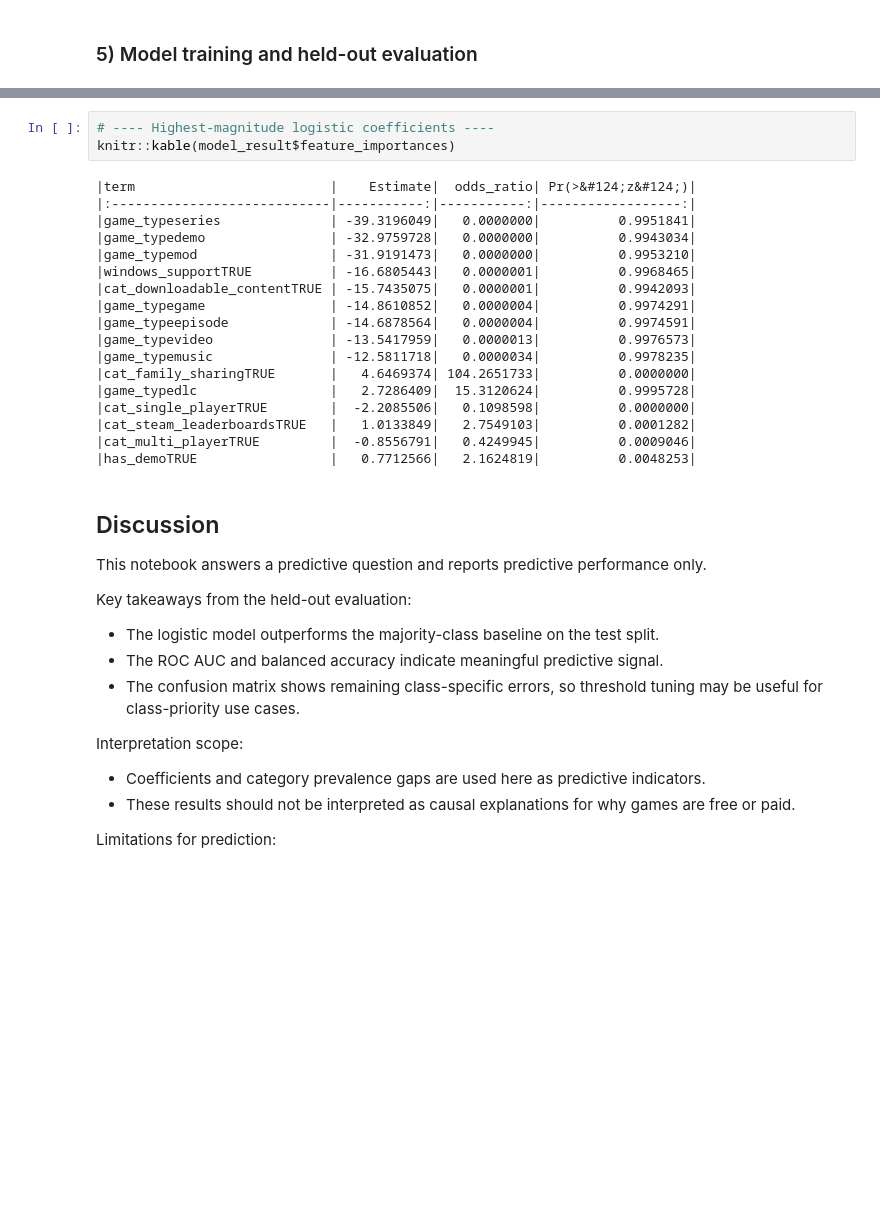
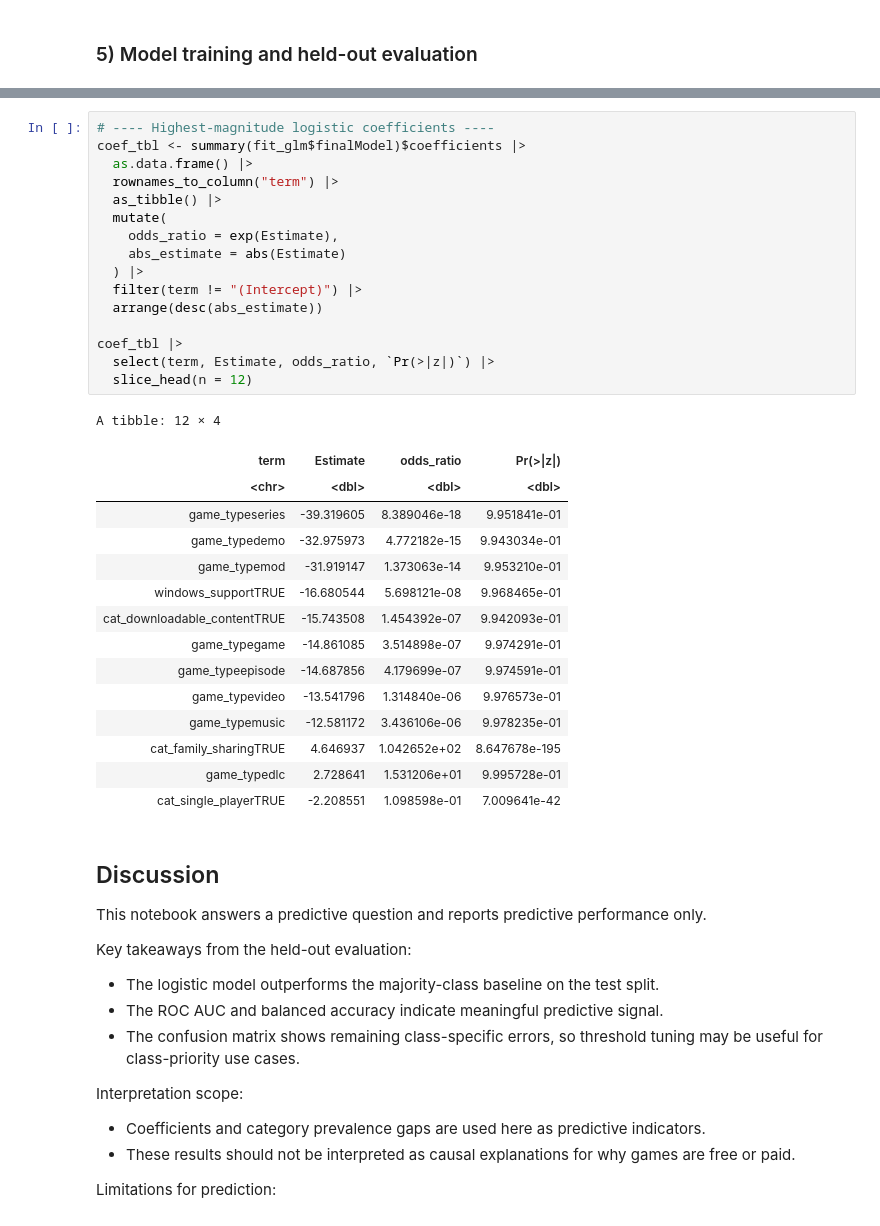
Before and after one commit to UBC-DSCI-310-2025W2/dsci-310-group-15, a Jupyter notebook: src/steam_full_analysis.ipynb, the cells around one changed output, grey strips where cells are left out. Drawn from its saved outputs; the diff is of its cells as text; blank space fills up the shorter version.

```diff
--- a/src/steam_full_analysis.ipynb
+++ b/src/steam_full_analysis.ipynb
@@ -194,25 +595,36 @@ model_result$roc_curve_plot
 [figure]
 # %%
 # ---- Highest-magnitude logistic coefficients ----
-knitr::kable(model_result$feature_importances)
+coef_tbl <- summary(fit_glm$finalModel)$coefficients |>
+  as.data.frame() |>
+  rownames_to_column("term") |>
+  as_tibble() |>
+  mutate(
+    odds_ratio = exp(Estimate),
+    abs_estimate = abs(Estimate)
+  ) |>
+  filter(term != "(Intercept)") |>
+  arrange(desc(abs_estimate))
+
+coef_tbl |>
+  select(term, Estimate, odds_ratio, `Pr(>|z|)`) |>
+  slice_head(n = 12)
 # %% [output]
-|term                         |    Estimate|  odds_ratio| Pr(>&#124;z&#124;)|
-|:----------------------------|-----------:|-----------:|------------------:|
-|game_typeseries              | -39.3196049|   0.0000000|          0.9951841|
-|game_typedemo                | -32.9759728|   0.0000000|          0.9943034|
-|game_typemod                 | -31.9191473|   0.0000000|          0.9953210|
-|windows_supportTRUE          | -16.6805443|   0.0000001|          0.9968465|
-|cat_downloadable_contentTRUE | -15.7435075|   0.0000001|          0.9942093|
-|game_typegame                | -14.8610852|   0.0000004|          0.9974291|
-|game_typeepisode             | -14.6878564|   0.0000004|          0.9974591|
-|game_typevideo               | -13.5417959|   0.0000013|          0.9976573|
-|game_typemusic               | -12.5811718|   0.0000034|          0.9978235|
-|cat_family_sharingTRUE       |   4.6469374| 104.2651733|          0.0000000|
-|game_typedlc                 |   2.7286409|  15.3120624|          0.9995728|
-|cat_single_playerTRUE        |  -2.2085506|   0.1098598|          0.0000000|
-|cat_steam_leaderboardsTRUE   |   1.0133849|   2.7549103|          0.0001282|
-|cat_multi_playerTRUE         |  -0.8556791|   0.4249945|          0.0009046|
-|has_demoTRUE                 |   0.7712566|   2.1624819|          0.0048253|
+A tibble: 12 × 4
+| term | Estimate | odds_ratio | Pr(>|z|) |
+| <chr> | <dbl> | <dbl> | <dbl> |
+| game_typeseries | -39.319605 | 8.389046e-18 | 9.951841e-01 |
+| game_typedemo | -32.975973 | 4.772182e-15 | 9.943034e-01 |
+| game_typemod | -31.919147 | 1.373063e-14 | 9.953210e-01 |
+| windows_supportTRUE | -16.680544 | 5.698121e-08 | 9.968465e-01 |
+| cat_downloadable_contentTRUE | -15.743508 | 1.454392e-07 | 9.942093e-01 |
+| game_typegame | -14.861085 | 3.514898e-07 | 9.974291e-01 |
+| game_typeepisode | -14.687856 | 4.179699e-07 | 9.974591e-01 |
+| game_typevideo | -13.541796 | 1.314840e-06 | 9.976573e-01 |
+| game_typemusic | -12.581172 | 3.436106e-06 | 9.978235e-01 |
+| cat_family_sharingTRUE | 4.646937 | 1.042652e+02 | 8.647678e-195 |
+| game_typedlc | 2.728641 | 1.531206e+01 | 9.995728e-01 |
+| cat_single_playerTRUE | -2.208551 | 1.098598e-01 | 7.009641e-42 |
 # %% [markdown]
 ## Discussion
 This notebook answers a predictive question and reports predictive performance only.
```
Also changed, not shown: parts of 10 cells of this notebook, 50 other files.
